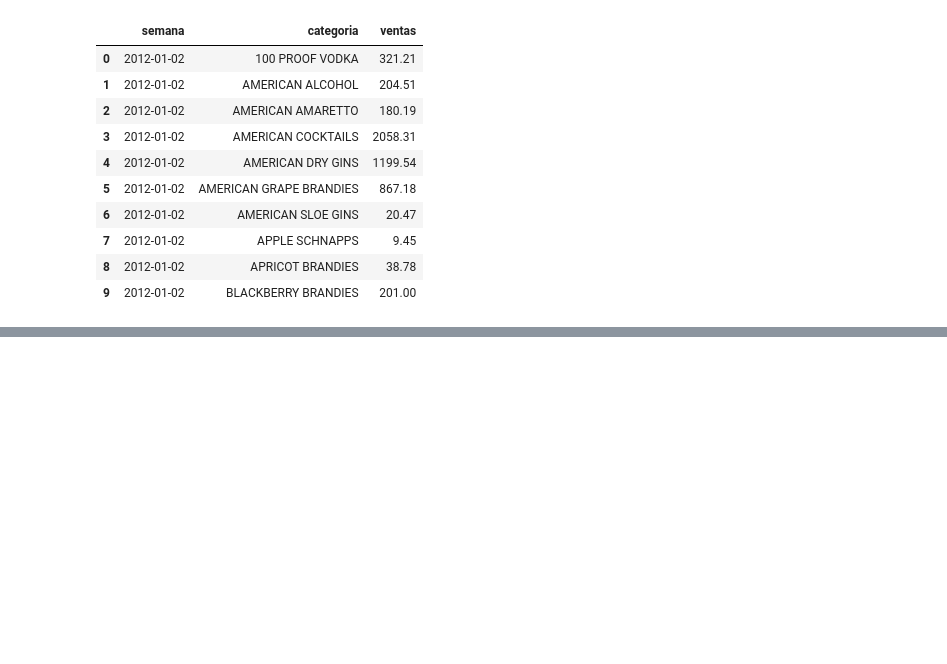
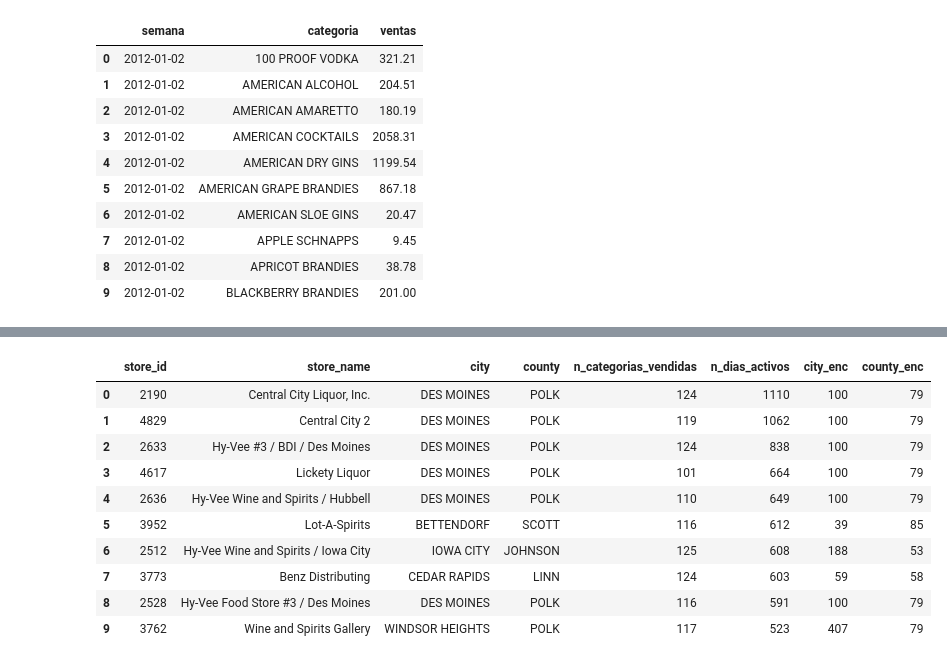
Before and after one commit to agus-chaud/forecasting-demanda-licores, a Jupyter notebook: analisis-calidad.ipynb, the cells around one changed output, grey strips where cells are left out. Cells and saved outputs as stored; diff of their text form; code cells hidden in the pictures; blank space fills up the shorter version.

```diff
--- a/analisis-calidad.ipynb
+++ b/analisis-calidad.ipynb
@@ -612,3 +595,65 @@ Vista ventas_semanal_categoria creada.
 | 7 | 2012-01-02 | APPLE SCHNAPPS | 9.45 |
 | 8 | 2012-01-02 | APRICOT BRANDIES | 38.78 |
 | 9 | 2012-01-02 | BLACKBERRY BRANDIES | 201.00 |
+# %%
+# B1: Metadata geográfica de tiendas
+# Genera data/store_metadata.parquet con city, county y n_categorias para features ML
+# Este archivo es consumido por forecasting-licores.ipynb para features geográficas (Fase B1)
+
+from pathlib import Path
+import pandas as pd
+
+DATA_DIR = Path("data")
+store_meta_path = DATA_DIR / "store_metadata.parquet"
+
+print("Generando store_metadata.parquet desde tabla raw_ventas...")
+
+try:
+    # Reutilizar la conexión DuckDB existente del notebook
+    store_meta_df = con.execute("""
+        SELECT
+            "Store Number"                              AS store_id,
+            ANY_VALUE("Store Name")                     AS store_name,
+            UPPER(ANY_VALUE("City"))                    AS city,
+            UPPER(ANY_VALUE("County"))                  AS county,
+            COUNT(DISTINCT "Category Name")             AS n_categorias_vendidas,
+            COUNT(DISTINCT CAST("Date" AS DATE))        AS n_dias_activos,
+            SUM(CAST(REPLACE(REPLACE("Sale (Dollars)", '$', ''), ',', '') AS DOUBLE)) AS ventas_total
+        FROM raw_ventas
+        GROUP BY "Store Number"
+        ORDER BY ventas_total DESC
+    """).df()
+    print(f"  Leído desde raw_ventas (conexión DuckDB existente)")
+except Exception as e:
+    print(f"  Fallback: creando conexión DuckDB propia ({e})")
+    import duckdb
+    _con_meta = duckdb.connect()
+    store_meta_df = _con_meta.execute("""
+        SELECT
+            "Store Number"                              AS store_id,
+            ANY_VALUE("Store Name")                     AS store_name,
+            UPPER(ANY_VALUE("City"))                    AS city,
+            UPPER(ANY_VALUE("County"))                  AS county,
+            COUNT(DISTINCT "Category Name")             AS n_categorias_vendidas,
+            COUNT(DISTINCT CAST("Date" AS DATE))        AS n_dias_activos
+        FROM read_csv_auto('Iowa_Liquor_Sales.csv', ignore_errors=True, sample_size=500000)
+        GROUP BY "Store Number"
+        ORDER BY n_dias_activos DESC
+    """).df()
+    _con_meta.close()
+
+# Label encoding para features ML (categorías geográficas → enteros)
+store_meta_df["city_enc"]   = store_meta_df["city"].fillna("UNKNOWN").astype("category").cat.codes.astype(int)
+store_meta_df["county_enc"] = store_meta_df["county"].fillna("UNKNOWN").astype("category").cat.codes.astype(int)
+
+# store_id como entero (para hacer join en forecasting-licores.ipynb)
+store_meta_df["store_id"] = pd.to_numeric(store_meta_df["store_id"], errors="coerce").astype("Int64")
+
+store_meta_df.to_parquet(store_meta_path, index=False)
+
+print(f"\n✓ store_metadata.parquet guardado: {len(store_meta_df)} tiendas → {store_meta_path}")
+print(f"  Ciudades únicas:  {store_meta_df['city'].nunique()}")
+print(f"  Condados únicos:  {store_meta_df['county'].nunique()}")
+print(f"  Columnas: {store_meta_df.columns.tolist()}")
+display(store_meta_df.head(10))
+# %% [output]
@@ -614,0 +671,11 @@ Vista ventas_semanal_categoria creada.
+|  | store_id | store_name | city | county | n_categorias_vendidas | n_dias_activos | city_enc | county_enc |
+| 0 | 2190 | Central City Liquor, Inc. | DES MOINES | POLK | 124 | 1110 | 100 | 79 |
+| 1 | 4829 | Central City 2 | DES MOINES | POLK | 119 | 1062 | 100 | 79 |
+| 2 | 2633 | Hy-Vee #3 / BDI / Des Moines | DES MOINES | POLK | 124 | 838 | 100 | 79 |
+| 3 | 4617 | Lickety Liquor | DES MOINES | POLK | 101 | 664 | 100 | 79 |
+| 4 | 2636 | Hy-Vee Wine and Spirits / Hubbell | DES MOINES | POLK | 110 | 649 | 100 | 79 |
+| 5 | 3952 | Lot-A-Spirits | BETTENDORF | SCOTT | 116 | 612 | 39 | 85 |
+| 6 | 2512 | Hy-Vee Wine and Spirits / Iowa City | IOWA CITY | JOHNSON | 125 | 608 | 188 | 53 |
+| 7 | 3773 | Benz Distributing | CEDAR RAPIDS | LINN | 124 | 603 | 59 | 58 |
+| 8 | 2528 | Hy-Vee Food Store #3 / Des Moines | DES MOINES | POLK | 116 | 591 | 100 | 79 |
+| 9 | 3762 | Wine and Spirits Gallery | WINDSOR HEIGHTS | POLK | 117 | 523 | 407 | 79 |
```
Also changed, not shown: parts of 5 cells of this notebook, 1 other file.
